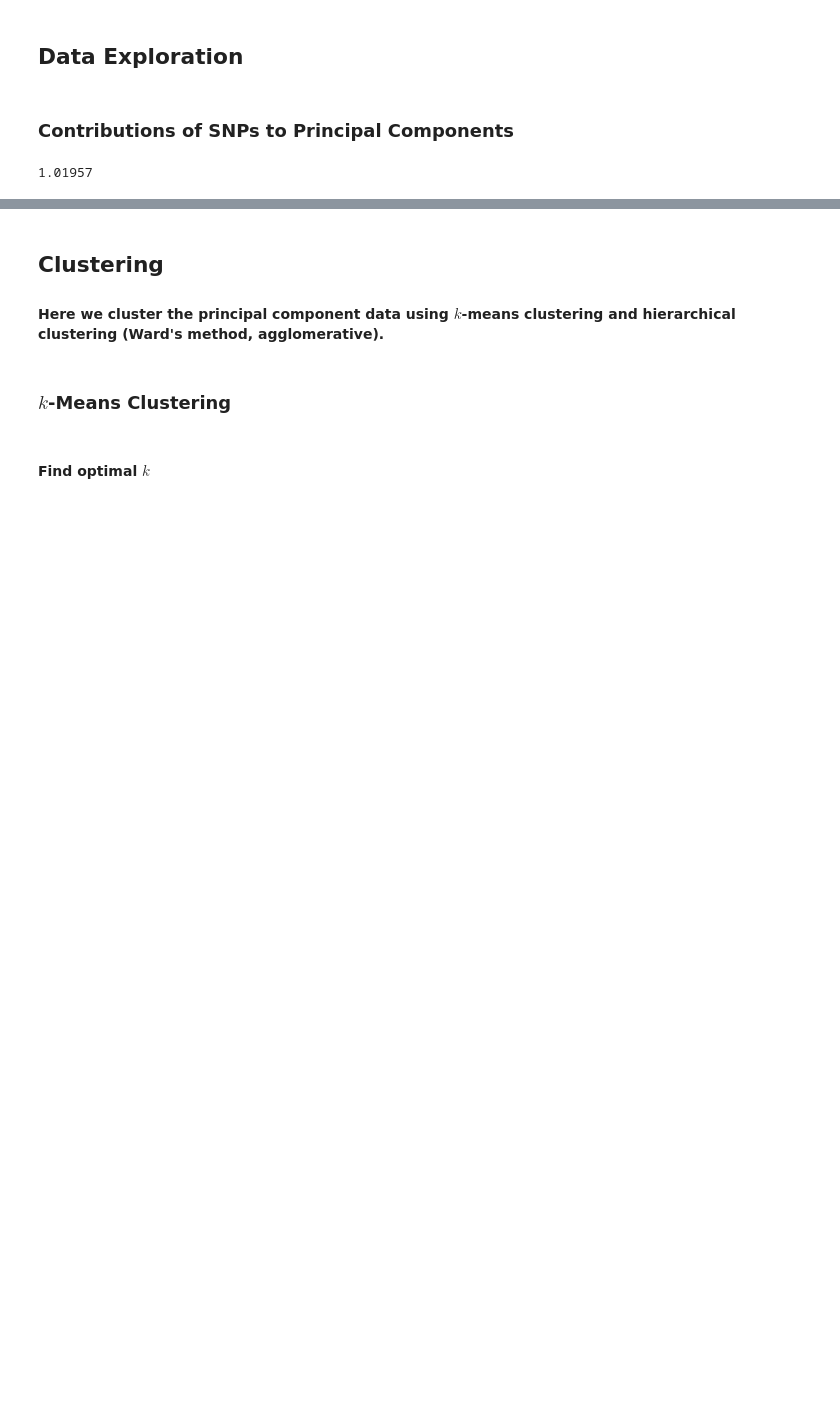
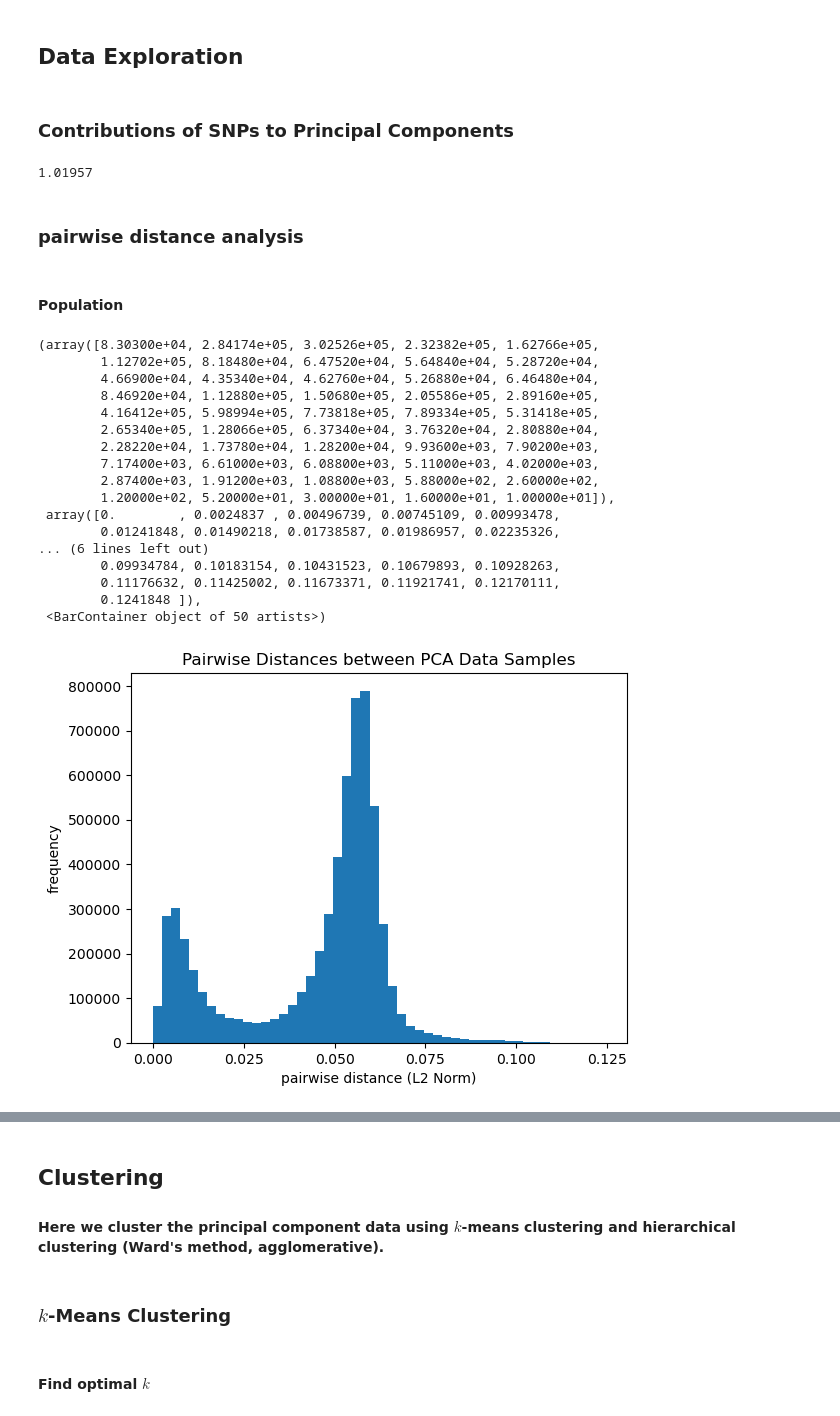
Before and after one commit to 0xArsi/snp-clustering, a Jupyter notebook: notebooks/snp_clustering.ipynb, the cells around one changed output, grey strips where cells are left out. Drawn from its saved outputs; the diff is of its cells as text; code cells hidden in the pictures; blank space fills up the shorter version.

```diff
--- a/notebooks/snp_clustering.ipynb
+++ b/notebooks/snp_clustering.ipynb
@@ -139,3 +141,32 @@ var_data_best['PC1_contribution_abs'].min()
 #plt.barh(var_data_best['rsid'], var_data_best['PC1_contribution_abs'])
 # %% [output]
 1.01957
+# %% [markdown]
+### pairwise distance analysis
+# %% [markdown]
+#### Population
+# %%
+plt.title("Pairwise Distances between PCA Data Samples")
+plt.xlabel("pairwise distance (L2 Norm)")
+plt.xticks(np.arange(0, 0.5, 0.025))
+plt.ylabel("frequency")
+plt.hist(pairwise_distances(X).flatten(),bins=50)
+# %% [output]
+(array([8.30300e+04, 2.84174e+05, 3.02526e+05, 2.32382e+05, 1.62766e+05,
+        1.12702e+05, 8.18480e+04, 6.47520e+04, 5.64840e+04, 5.28720e+04,
+        4.66900e+04, 4.35340e+04, 4.62760e+04, 5.26880e+04, 6.46480e+04,
+        8.46920e+04, 1.12880e+05, 1.50680e+05, 2.05586e+05, 2.89160e+05,
+        4.16412e+05, 5.98994e+05, 7.73818e+05, 7.89334e+05, 5.31418e+05,
+        2.65340e+05, 1.28066e+05, 6.37340e+04, 3.76320e+04, 2.80880e+04,
+        2.28220e+04, 1.73780e+04, 1.28200e+04, 9.93600e+03, 7.90200e+03,
+        7.17400e+03, 6.61000e+03, 6.08800e+03, 5.11000e+03, 4.02000e+03,
+        2.87400e+03, 1.91200e+03, 1.08800e+03, 5.88000e+02, 2.60000e+02,
+        1.20000e+02, 5.20000e+01, 3.00000e+01, 1.60000e+01, 1.00000e+01]),
+ array([0.        , 0.0024837 , 0.00496739, 0.00745109, 0.00993478,
+        0.01241848, 0.01490218, 0.01738587, 0.01986957, 0.02235326,
+... (6 lines left out)
+        0.09934784, 0.10183154, 0.10431523, 0.10679893, 0.10928263,
+        0.11176632, 0.11425002, 0.11673371, 0.11921741, 0.12170111,
+        0.1241848 ]),
+ <BarContainer object of 50 artists>)
+[figure, added]
```
Also changed, not shown: parts of 40 cells of this notebook, 1 other file.
